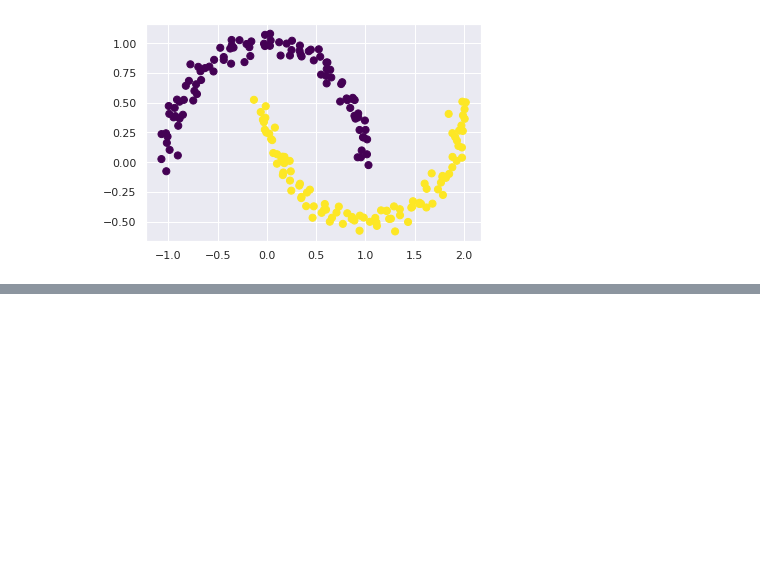
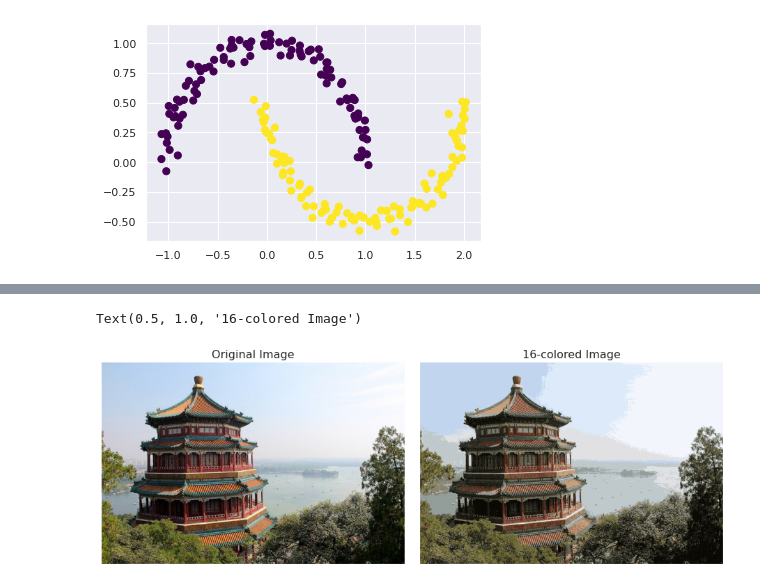
Before and after one commit to smallriver0316/python-datascience-study, a Jupyter notebook: kmeans.ipynb, the cells around one changed output, grey strips where cells are left out. Cells and saved outputs as stored; diff of their text form; code cells hidden in the pictures; blank space fills up the shorter version.

```diff
--- a/kmeans.ipynb
+++ b/kmeans.ipynb
@@ -82,0 +138,12 @@ plt.scatter(X[:, 0], X[:, 1], c=labels, s=50, cmap='viridis')
+# %%
+china_recolored = new_colors.reshape(china.shape)
+
+fig, ax = plt.subplots(1, 2, figsize=(16, 6), subplot_kw=dict(xticks=[], yticks=[]))
+fig.subplots_adjust(wspace=0.05)
+ax[0].imshow(china)
+ax[0].set_title('Original Image', size=16)
+ax[1].imshow(china_recolored)
+ax[1].set_title('16-colored Image', size=16)
+# %% [output]
+Text(0.5, 1.0, '16-colored Image')
+[figure, added]
```
Also changed, not shown: parts of 6 cells of this notebook.
